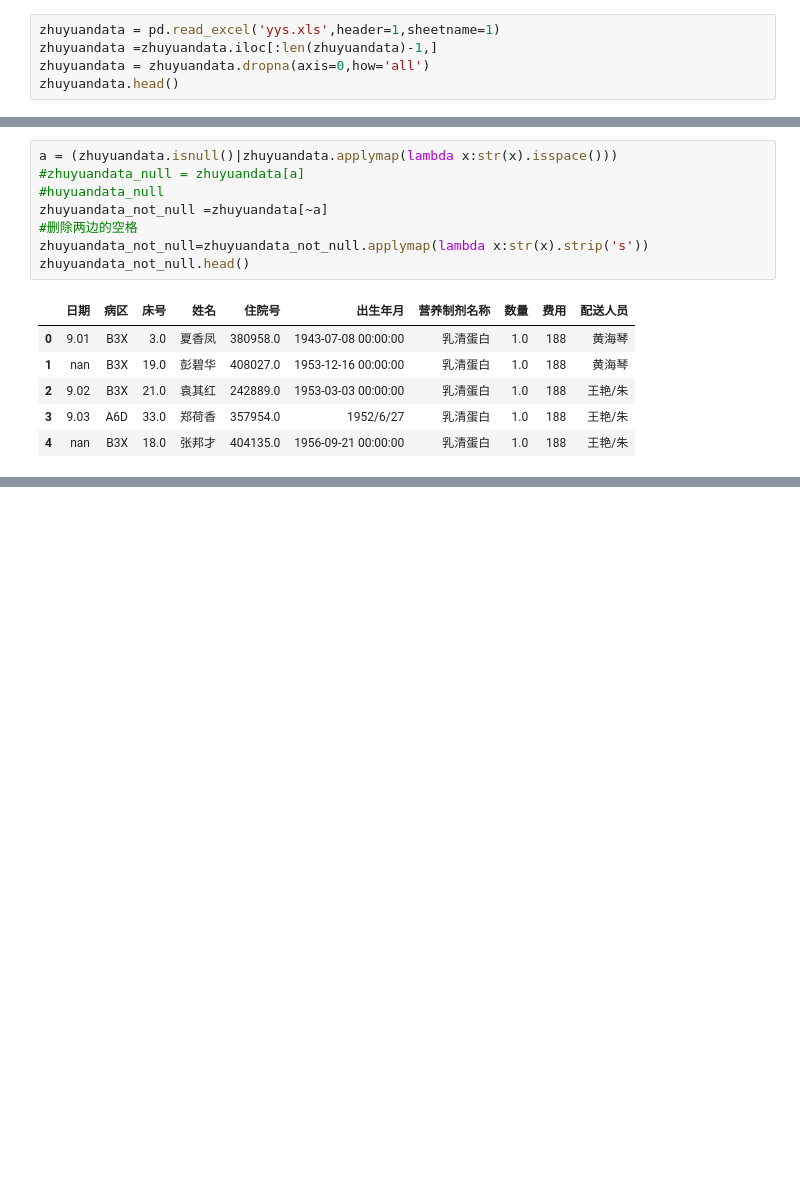
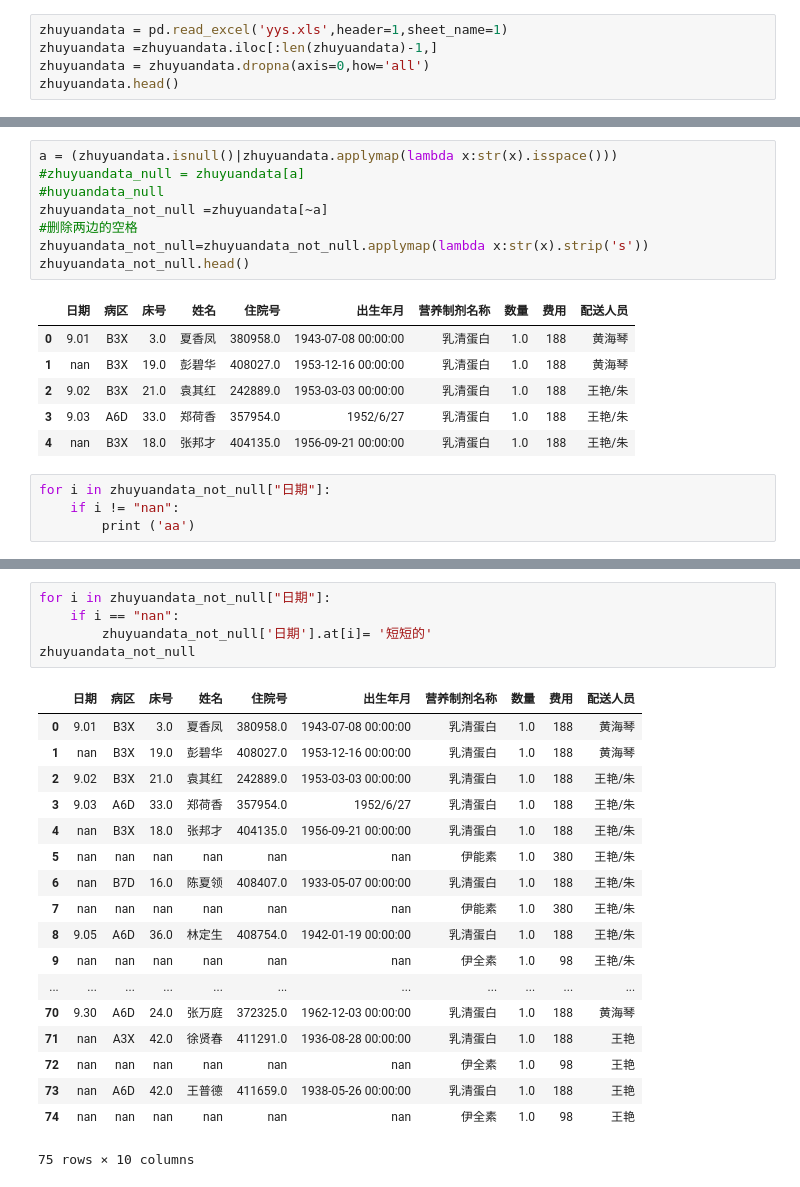
Before and after one commit to Shallwim/-, a Jupyter notebook: mind.ipynb, the cells around one changed output, grey strips where cells are left out. Drawn from its saved outputs; the diff is of its cells as text; blank space fills up the shorter version.

```diff
--- a/mind.ipynb
+++ b/mind.ipynb
@@ -70,7 +70,7 @@ df
 # %% [markdown]
 清洗数据
 # %%
-zhuyuandata = pd.read_excel('yys.xls',header=1,sheetname=1)
+zhuyuandata = pd.read_excel('yys.xls',header=1,sheet_name=1)
 zhuyuandata =zhuyuandata.iloc[:len(zhuyuandata)-1,]
 zhuyuandata = zhuyuandata.dropna(axis=0,how='all')
 zhuyuandata.head()
@@ -98,3 +98,7 @@ zhuyuandata_not_null.head()
 | 2 | 9.02 | B3X | 21.0 | 袁其红 | 242889.0 | 1953-03-03 00:00:00 | 乳清蛋白 | 1.0 | 188 | 王艳/朱 |
 | 3 | 9.03 | A6D | 33.0 | 郑荷香 | 357954.0 | 1952/6/27 | 乳清蛋白 | 1.0 | 188 | 王艳/朱 |
 | 4 | nan | B3X | 18.0 | 张邦才 | 404135.0 | 1956-09-21 00:00:00 | 乳清蛋白 | 1.0 | 188 | 王艳/朱 |
+# %%
+for i in zhuyuandata_not_null["日期"]:
+    if i != "nan":
+        print ('aa')
@@ -100,0 +123,24 @@ zhuyuandata_not_null.head()
+# %%
+for i in zhuyuandata_not_null["日期"]:
+    if i == "nan":
+        zhuyuandata_not_null['日期'].at[i]= '短短的'
+zhuyuandata_not_null
+# %% [output]
+|  | 日期 | 病区 | 床号 | 姓名 | 住院号 | 出生年月 | 营养制剂名称 | 数量 | 费用 | 配送人员 |
+| 0 | 9.01 | B3X | 3.0 | 夏香凤 | 380958.0 | 1943-07-08 00:00:00 | 乳清蛋白 | 1.0 | 188 | 黄海琴 |
+| 1 | nan | B3X | 19.0 | 彭碧华 | 408027.0 | 1953-12-16 00:00:00 | 乳清蛋白 | 1.0 | 188 | 黄海琴 |
+| 2 | 9.02 | B3X | 21.0 | 袁其红 | 242889.0 | 1953-03-03 00:00:00 | 乳清蛋白 | 1.0 | 188 | 王艳/朱 |
+| 3 | 9.03 | A6D | 33.0 | 郑荷香 | 357954.0 | 1952/6/27 | 乳清蛋白 | 1.0 | 188 | 王艳/朱 |
+| 4 | nan | B3X | 18.0 | 张邦才 | 404135.0 | 1956-09-21 00:00:00 | 乳清蛋白 | 1.0 | 188 | 王艳/朱 |
+| 5 | nan | nan | nan | nan | nan | nan | 伊能素 | 1.0 | 380 | 王艳/朱 |
+| 6 | nan | B7D | 16.0 | 陈夏领 | 408407.0 | 1933-05-07 00:00:00 | 乳清蛋白 | 1.0 | 188 | 王艳/朱 |
+| 7 | nan | nan | nan | nan | nan | nan | 伊能素 | 1.0 | 380 | 王艳/朱 |
+| 8 | 9.05 | A6D | 36.0 | 林定生 | 408754.0 | 1942-01-19 00:00:00 | 乳清蛋白 | 1.0 | 188 | 王艳/朱 |
+| 9 | nan | nan | nan | nan | nan | nan | 伊全素 | 1.0 | 98 | 王艳/朱 |
+| ... | ... | ... | ... | ... | ... | ... | ... | ... | ... | ... |
+| 70 | 9.30 | A6D | 24.0 | 张万庭 | 372325.0 | 1962-12-03 00:00:00 | 乳清蛋白 | 1.0 | 188 | 黄海琴 |
+| 71 | nan | A3X | 42.0 | 徐贤春 | 411291.0 | 1936-08-28 00:00:00 | 乳清蛋白 | 1.0 | 188 | 王艳 |
+| 72 | nan | nan | nan | nan | nan | nan | 伊全素 | 1.0 | 98 | 王艳 |
+| 73 | nan | A6D | 42.0 | 王普德 | 411659.0 | 1938-05-26 00:00:00 | 乳清蛋白 | 1.0 | 188 | 王艳 |
+| 74 | nan | nan | nan | nan | nan | nan | 伊全素 | 1.0 | 98 | 王艳 |
+75 rows × 10 columns
```
Also changed, not shown: parts of 1 cell of this notebook.
